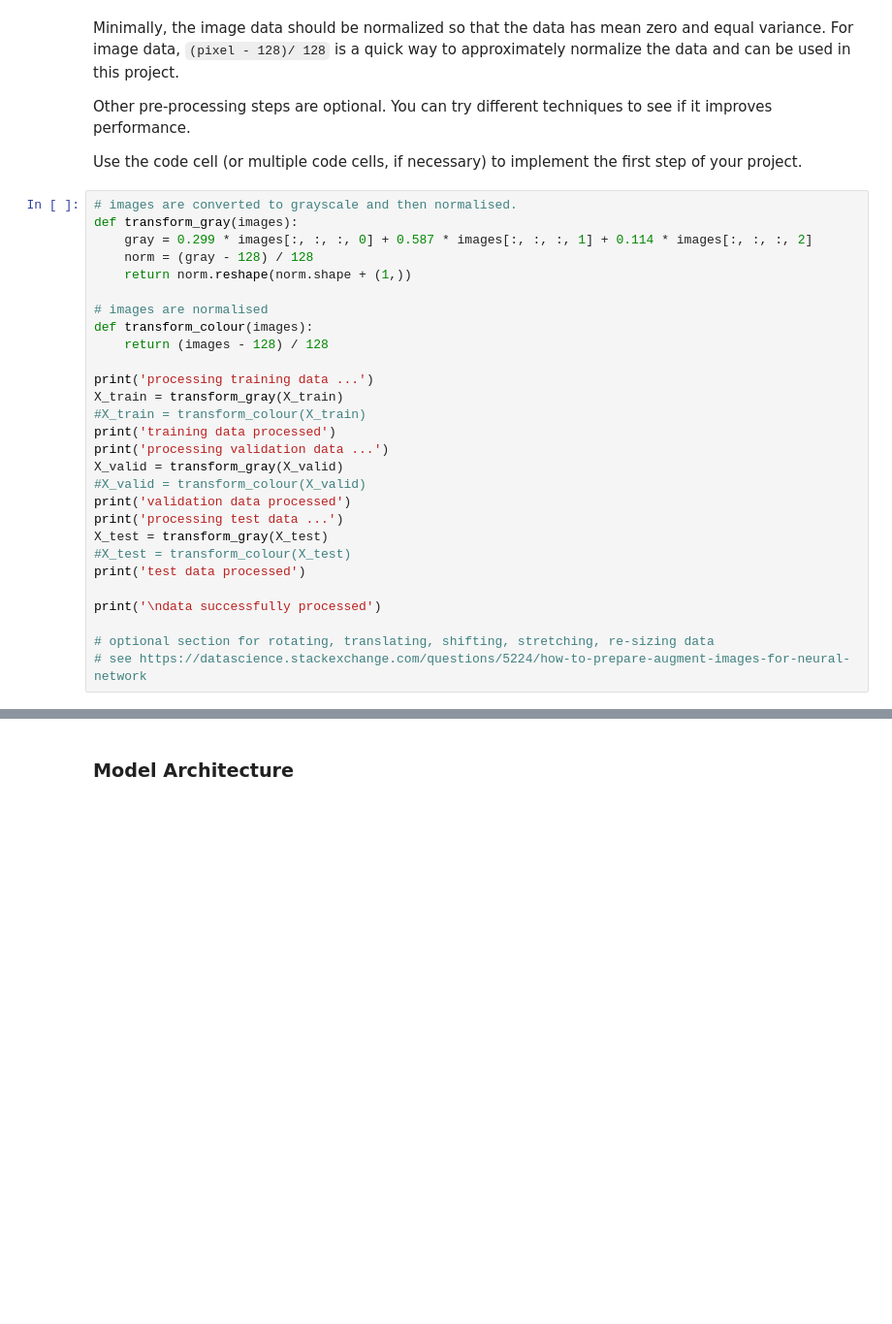
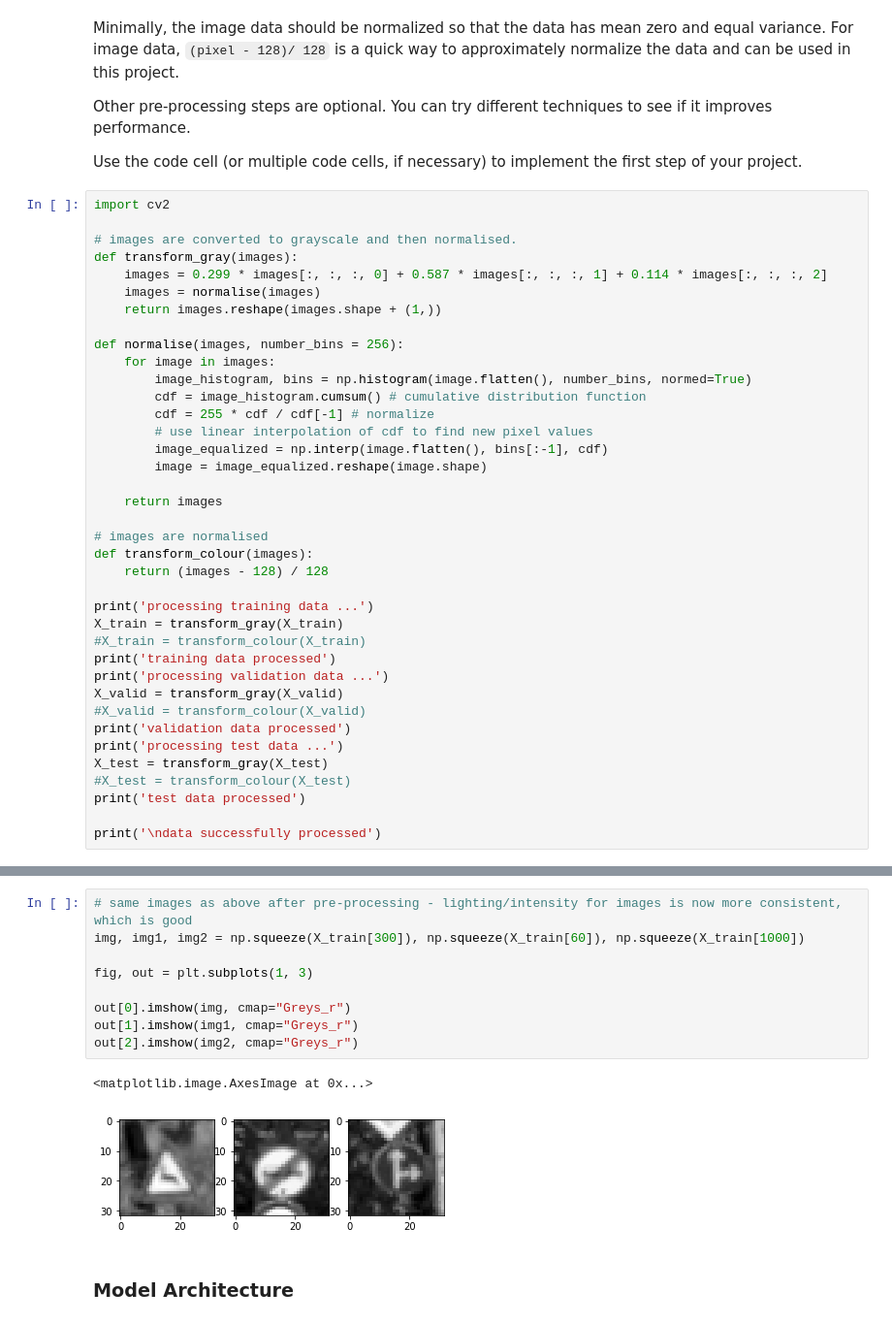
Before and after one commit to danielsoutar/CarND-Term1-Project2-Traffic-Sign-Classifying, a Jupyter notebook: Traffic_Sign_Classifier.ipynb, the cells around one changed output, grey strips where cells are left out. Shown at 97% size. Drawn from its saved outputs; the diff is of its cells as text; blank space fills up the shorter version.

```diff
--- a/Traffic_Sign_Classifier.ipynb
+++ b/Traffic_Sign_Classifier.ipynb
@@ -164,11 +187,24 @@ Other pre-processing steps are optional. You can try different techniques to see
 
 Use the code cell (or multiple code cells, if necessary) to implement the first step of your project.
 # %%
+import cv2
+
 # images are converted to grayscale and then normalised.
 def transform_gray(images):
-    gray = 0.299 * images[:, :, :, 0] + 0.587 * images[:, :, :, 1] + 0.114 * images[:, :, :, 2]
-    norm = (gray - 128) / 128
-    return norm.reshape(norm.shape + (1,))
+    images = 0.299 * images[:, :, :, 0] + 0.587 * images[:, :, :, 1] + 0.114 * images[:, :, :, 2]
+    images = normalise(images)
+    return images.reshape(images.shape + (1,))
+
+def normalise(images, number_bins = 256):
+    for image in images:
+        image_histogram, bins = np.histogram(image.flatten(), number_bins, normed=True)
+        cdf = image_histogram.cumsum() # cumulative distribution function
+        cdf = 255 * cdf / cdf[-1] # normalize
+        # use linear interpolation of cdf to find new pixel values
+        image_equalized = np.interp(image.flatten(), bins[:-1], cdf)
+        image = image_equalized.reshape(image.shape)
+
+    return images
 
 # images are normalised
 def transform_colour(images):
@@ -188,6 +224,3 @@ X_test = transform_gray(X_test)
 print('test data processed')
 
 print('\ndata successfully processed')
-
-# optional section for rotating, translating, shifting, stretching, re-sizing data
-# see https://datascience.stackexchange.com/questions/5224/how-to-prepare-augment-images-for-neural-network
@@ -194,3 +236,15 @@ print('\ndata successfully processed')
+# %%
+# same images as above after pre-processing - lighting/intensity for images is now more consistent, which is good
+img, img1, img2 = np.squeeze(X_train[300]), np.squeeze(X_train[60]), np.squeeze(X_train[1000])
+
+fig, out = plt.subplots(1, 3)
+
+out[0].imshow(img, cmap="Greys_r")
+out[1].imshow(img1, cmap="Greys_r")
+out[2].imshow(img2, cmap="Greys_r")
+# %% [output]
+<matplotlib.image.AxesImage at 0x...>
+[figure, added]
 # %% [markdown]
 ### Model Architecture
 # %%
```
Also changed, not shown: parts of 15 cells of this notebook.
